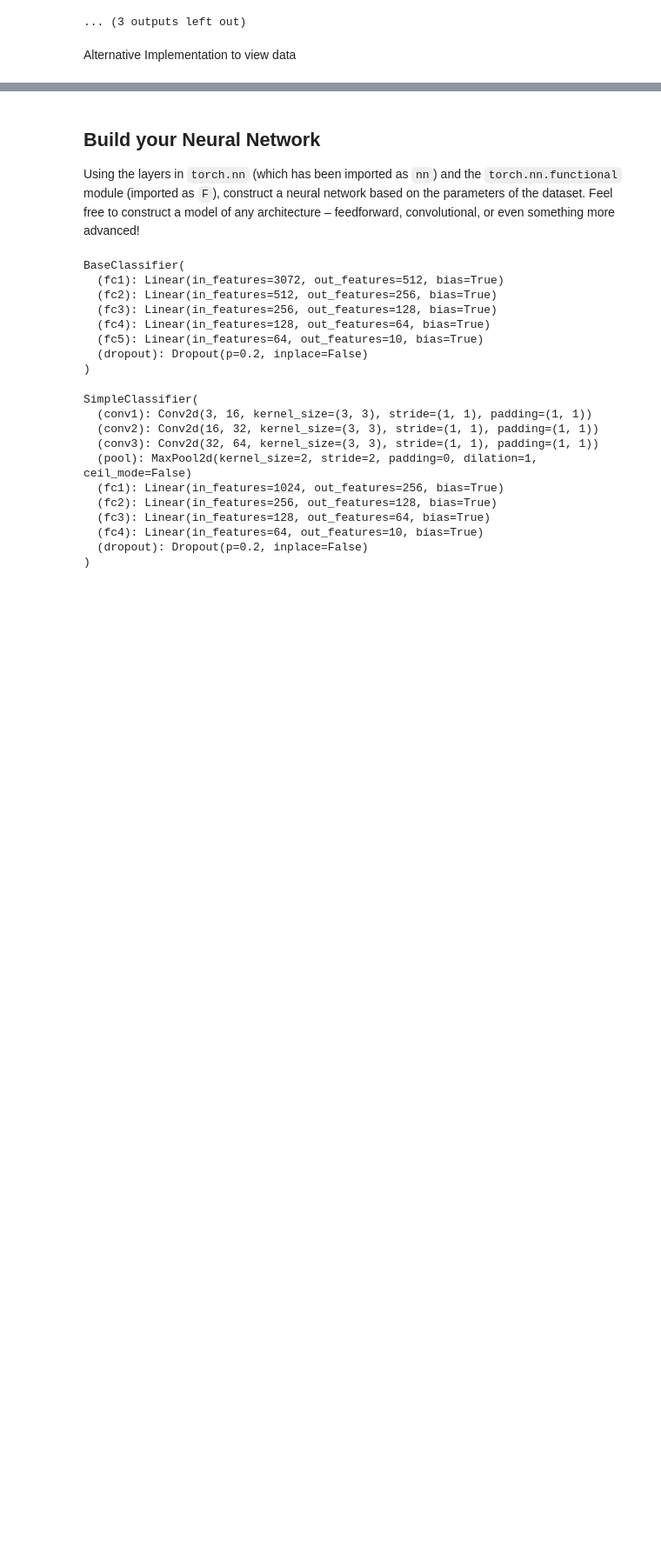
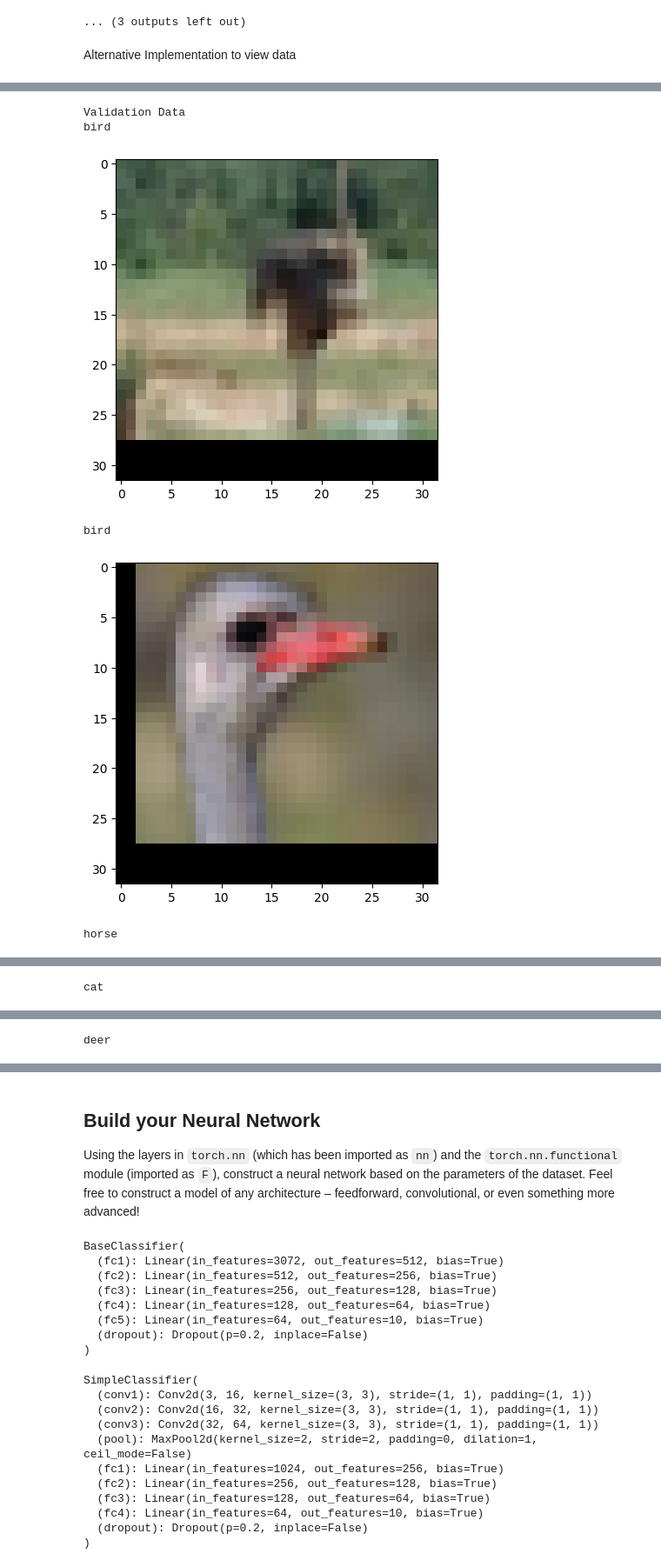
Before and after one commit to EugeneGene/udacity_datascience_for_scientists_deeplearning, a Jupyter notebook: CIFAR_10_Image_Classifier_STARTER_REBEdit_COLAB.ipynb, the cells around one changed output, grey strips where cells are left out. Shown: that part at 87% size. Saved outputs shown, nothing was run; the diff lists cells and outputs as text; code cells hidden in the pictures; blank space fills up the shorter version.

```diff
--- a/CIFAR_10_Image_Classifier_STARTER_REBEdit_COLAB.ipynb
+++ b/CIFAR_10_Image_Classifier_STARTER_REBEdit_COLAB.ipynb
@@ -189,0 +231,11 @@ bird
+# %%
+# Validation Set
+print("Validation Data")
+show5_regedit(valloader)
+# %% [output]
+Validation Data
+bird
+[figure, added]
+bird
+[figure, added]
+horse
@@ -189,0 +243 @@ bird
+cat
@@ -189,0 +245 @@ bird
+deer
```
Also changed, not shown: parts of 5 cells of this notebook.
